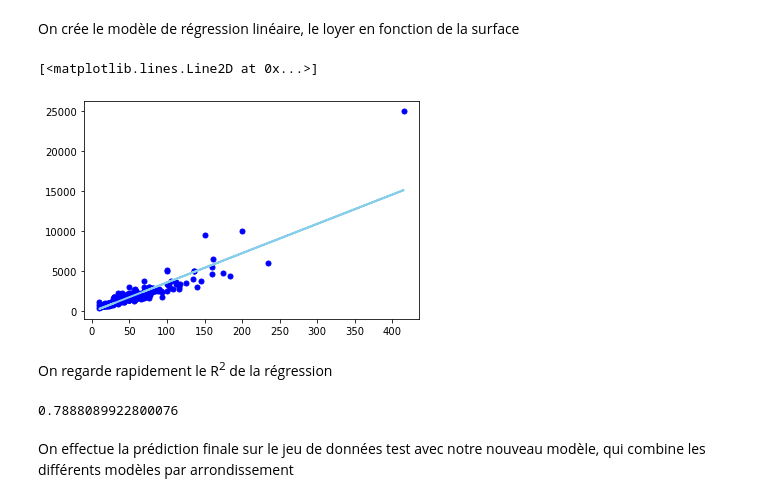
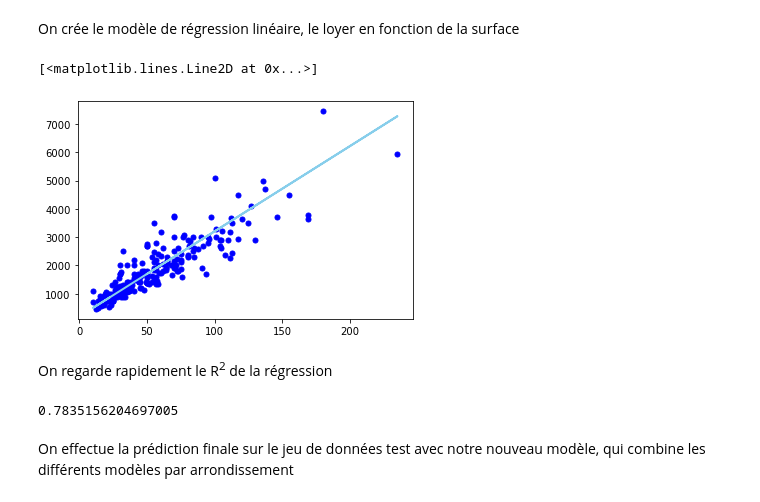
Before and after one commit to CorentinMAG/AI, a Jupyter notebook: linear_regression_improved.ipynb, the cells around one changed output. Cells and saved outputs as stored; diff of their text form; code cells hidden in the pictures.

```diff
--- a/linear_regression_improved.ipynb
+++ b/linear_regression_improved.ipynb
@@ -39,5 +41,11 @@ On voit effectivement une relation linéaire se dégager.
 Affichons maintenant le loyer en fonction de l'arrondissement
 # %%
+#on retire les données avec un loyer > 10 000€
+house_data = house_data[house_data['price']<10000]
+
+#on réordonne les index
+house_data = house_data.reset_index(drop = True)
+
 ax1 = sns.violinplot("arrondissement", "price", data=house_data, hue='arrondissement')
 ax1.minorticks_on()
 ax1.xaxis.set_minor_locator(AutoMinorLocator(2))
@@ -67,13 +77,13 @@ On crée le modèle de régression linéaire, le loyer en fonction de la surface
 # %%
 lr = LinearRegression()
 lr_baseline = lr.fit(xtrain[["surface"]], ytrain)
 baseline_pred = lr_baseline.predict(xtest[["surface"]])
 
-plt.plot(xtest[["surface"]], ytest, 'bo', markersize = 5)
-plt.plot(xtest[["surface"]], baseline_pred, color="skyblue", linewidth = 2)
+plt.plot(xtest["surface"], ytest, 'bo', markersize = 5)
+plt.plot(xtest["surface"], baseline_pred, color="skyblue", linewidth = 2)
 # %% [output]
 [<matplotlib.lines.Line2D at 0x...>]
-[figure, old version]
+[figure, new version]
 # %% [markdown]
 On regarde rapidement le R<sup>2</sup> de la régression
 # %%
@@ -87,7 +97,7 @@ score_bl = r2score(baseline_pred[:,0], ytest['price'])
 
 print(score_bl)
 # %% [output]
-0.7888089922800076
+0.7835156204697005
 # %%
 lrs = []
 for i in np.unique(xtrain["arrondissement"]):
```
Also changed, not shown: parts of 8 cells of this notebook, 7 other files.
